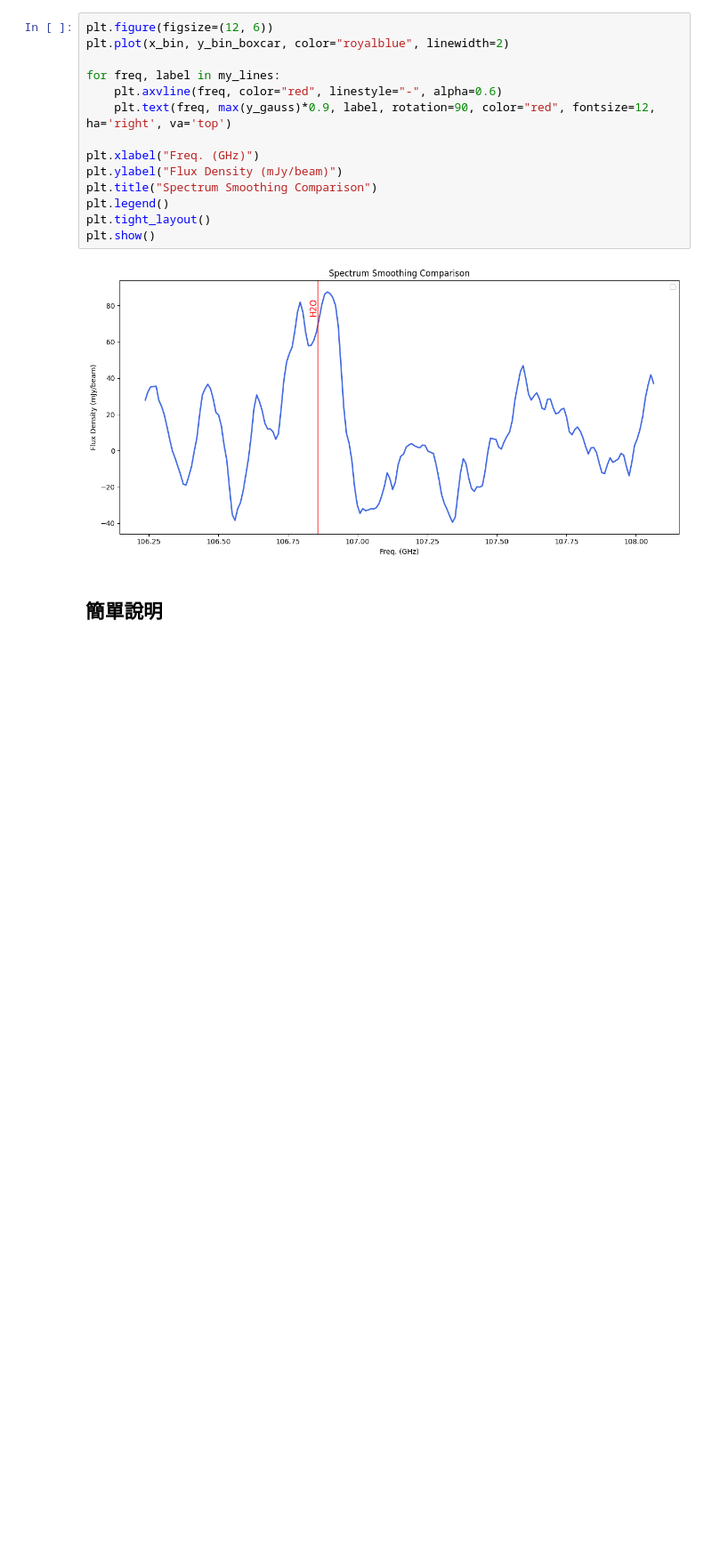
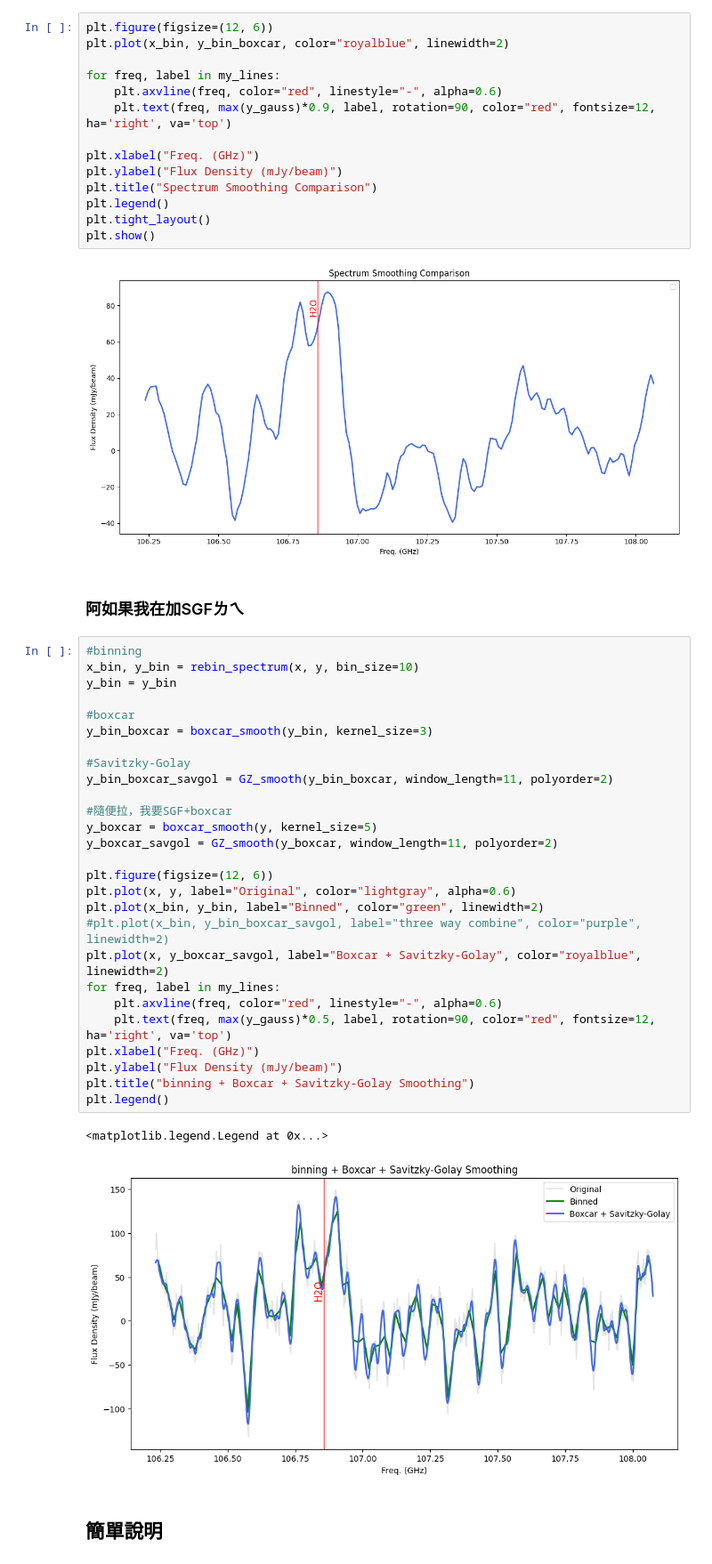
Before and after one commit to 000RF/spectral-line, a Jupyter notebook: Cloverleaf/spw27/spw27.ipynb, the cells around one changed output. Shown: that part at 89% size. Cells and saved outputs as stored; diff of their text form; blank space fills up the shorter version.

```diff
--- a/Cloverleaf/spw27/spw27.ipynb
+++ b/Cloverleaf/spw27/spw27.ipynb
@@ -222,6 +224,38 @@ plt.tight_layout()
 plt.show()
 # %% [output]
 [figure]
+# %% [markdown]
+### 阿如果我在加SGFㄌㄟ
+# %%
+#binning
+x_bin, y_bin = rebin_spectrum(x, y, bin_size=10)
+y_bin = y_bin
+
+#boxcar
+y_bin_boxcar = boxcar_smooth(y_bin, kernel_size=3)
+
+#Savitzky-Golay
+y_bin_boxcar_savgol = GZ_smooth(y_bin_boxcar, window_length=11, polyorder=2)
+
+#隨便拉，我要SGF+boxcar
+y_boxcar = boxcar_smooth(y, kernel_size=5)
+y_boxcar_savgol = GZ_smooth(y_boxcar, window_length=11, polyorder=2)
+
+plt.figure(figsize=(12, 6))
+plt.plot(x, y, label="Original", color="lightgray", alpha=0.6)
+plt.plot(x_bin, y_bin, label="Binned", color="green", linewidth=2)
+#plt.plot(x_bin, y_bin_boxcar_savgol, label="three way combine", color="purple", linewidth=2)
+plt.plot(x, y_boxcar_savgol, label="Boxcar + Savitzky-Golay", color="royalblue", linewidth=2)
+for freq, label in my_lines:
+    plt.axvline(freq, color="red", linestyle="-", alpha=0.6)
+    plt.text(freq, max(y_gauss)*0.5, label, rotation=90, color="red", fontsize=12, ha='right', va='top')
+plt.xlabel("Freq. (GHz)")
+plt.ylabel("Flux Density (mJy/beam)")
+plt.title("binning + Boxcar + Savitzky-Golay Smoothing")
+plt.legend()
+# %% [output]
+<matplotlib.legend.Legend at 0x...>
+[figure, added]
 # %% [markdown]
 ## 簡單說明
 # %% [markdown]
```
Also changed, not shown: parts of 3 cells of this notebook.
